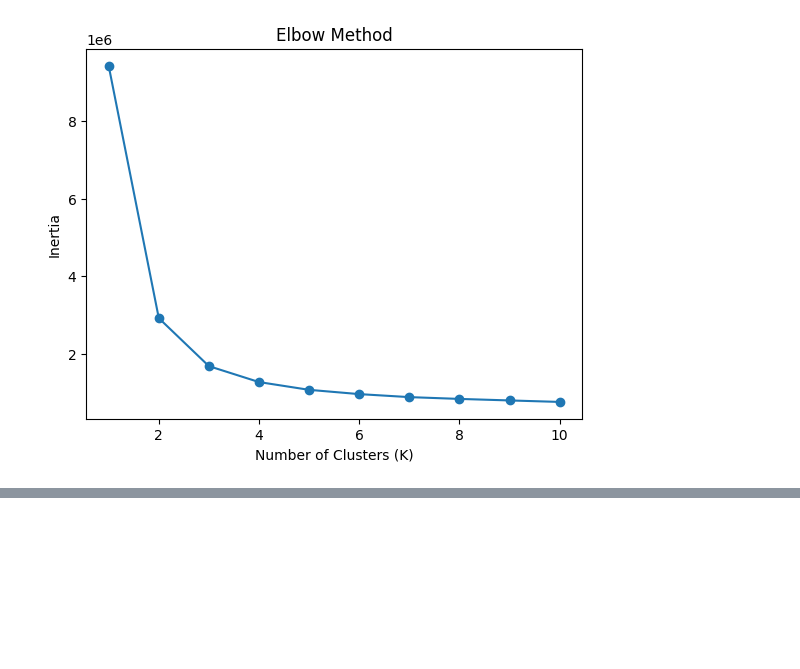
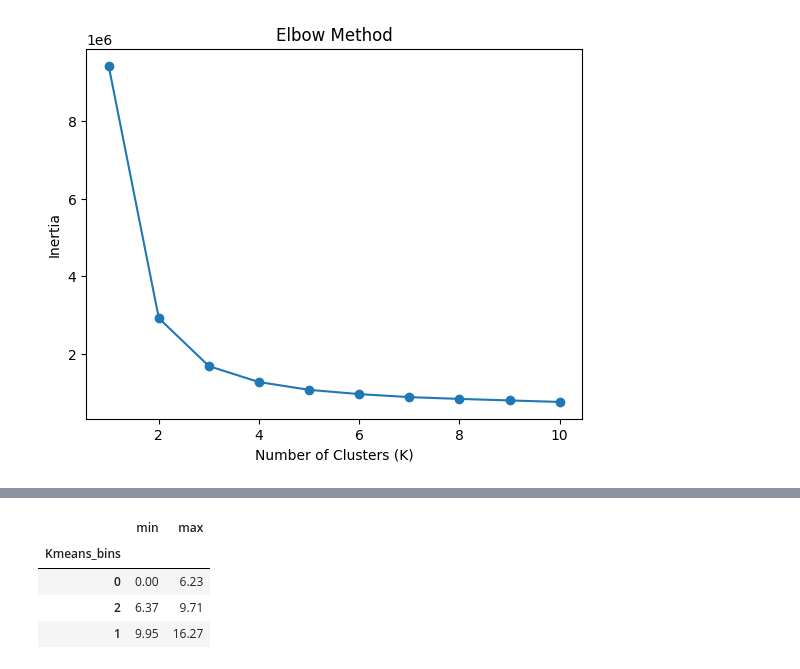
Before and after one commit to GrimmXoXo/Machine-Learning-Techniques-Implementation, a Jupyter notebook: Decision Tree/Company.ipynb, the cells around one changed output, grey strips where cells are left out. Saved outputs shown, nothing was run; the diff lists cells and outputs as text; code cells hidden in the pictures; blank space fills up the shorter version.

```diff
--- a/Decision Tree/Company.ipynb
+++ b/Decision Tree/Company.ipynb
@@ -231,0 +327,9 @@ weighted avg       0.50      0.50      0.49       100
+# %%
+#In between both of them best binning would give us a 63% accuracy so we take the bins of Kmeans i.e
+result
+# %% [output]
+|  | min | max |
+| Kmeans_bins |  |  |
+| 0 | 0.00 | 6.23 |
+| 2 | 6.37 | 9.71 |
+| 1 | 9.95 | 16.27 |
```
Also changed, not shown: parts of 12 cells of this notebook.
